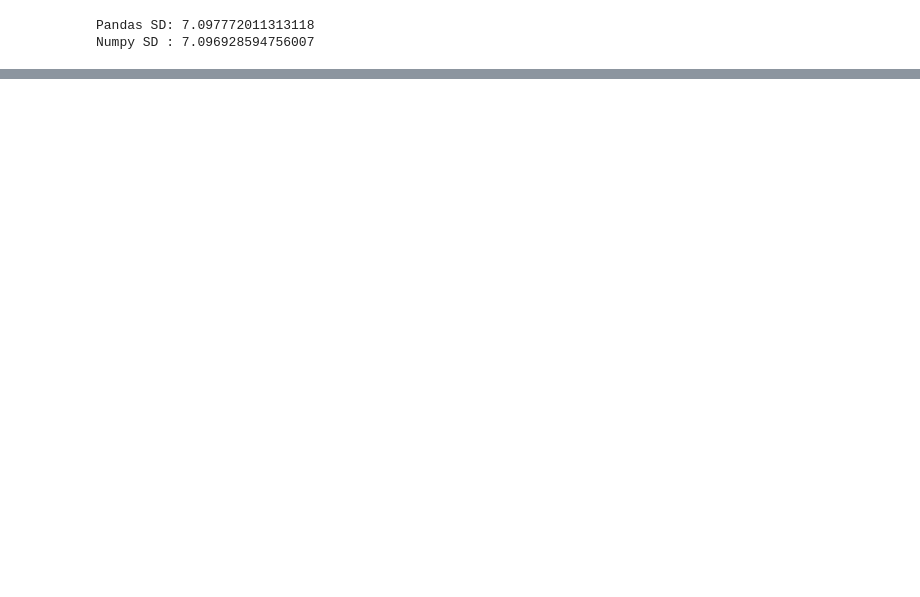
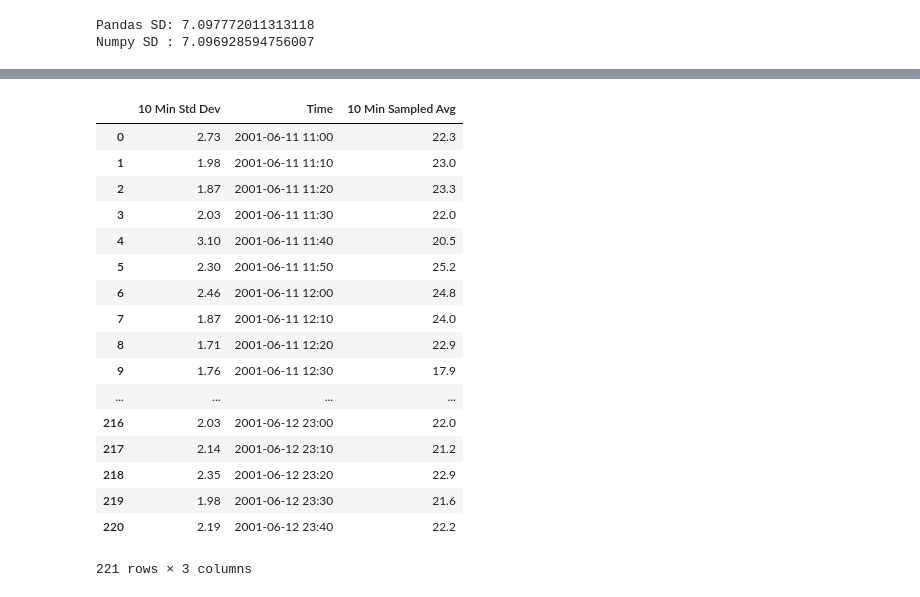
Before and after one commit to emmanduncan/election, a Jupyter notebook: Election 2016 (Plotly).ipynb, the cells around one changed output, grey strips where cells are left out. Cells and saved outputs as stored; diff of their text form; code cells hidden in the pictures; blank space fills up the shorter version.

```diff
--- a/Election 2016 (Plotly).ipynb
+++ b/Election 2016 (Plotly).ipynb
@@ -376,17 +377,18 @@ py.iplot(fig, filename='Election Poll Data, Continuous Error Chart')
 # %% [output]
 [interactive output not drawn]
 # %%
+#EXAMPLE CODE FOR STANDARD DEVIATION GRAPH
 import plotly.plotly as py
 import plotly.graph_objs as go
 
 import pandas as pd
 
-df = pd.read_csv('https://raw.githubusercontent.com/plotly/datasets/master/wind_speed_laurel_nebraska.csv')
+dftest = pd.read_csv('https://raw.githubusercontent.com/plotly/datasets/master/wind_speed_laurel_nebraska.csv')
 
 upper_bound = go.Scatter(
     name='Upper Bound',
-    x=df['Time'],
-    y=df['10 Min Sampled Avg']+df['10 Min Std Dev'],
+    x=dftest['Time'],
+    y=dftest['10 Min Sampled Avg']+dftest['10 Min Std Dev'],
     mode='lines',
     marker=dict(color="444"),
     line=dict(width=0),
@@ -395,8 +397,8 @@ upper_bound = go.Scatter(
 
 trace = go.Scatter(
     name='Measurement',
-    x=df['Time'],
-    y=df['10 Min Sampled Avg'],
+    x=dftest['Time'],
+    y=dftest['10 Min Sampled Avg'],
     mode='lines',
     line=dict(color='rgb(31, 119, 180)'),
     fillcolor='rgba(68, 68, 68, 0.3)',
@@ -404,8 +406,8 @@ trace = go.Scatter(
 
 lower_bound = go.Scatter(
     name='Lower Bound',
-    x=df['Time'],
-    y=df['10 Min Sampled Avg']-df['10 Min Std Dev'],
+    x=dftest['Time'],
+    y=dftest['10 Min Sampled Avg']-dftest['10 Min Std Dev'],
     marker=dict(color="444"),
     line=dict(width=0),
     mode='lines')
@@ -416,10 +418,30 @@ data = [lower_bound, trace, upper_bound]
 
 layout = go.Layout(
     yaxis=dict(title='Wind speed (m/s)'),
-    title='Continuous, variable value error bars.<br>Notice the hover text!',
-    showlegend = False)
+    title='Continuous, variable value error bars.<br>Notice the hover text!')
 
 fig = go.Figure(data=data, layout=layout)
 py.iplot(fig, filename='pandas-continuous-error-bars')
 # %% [output]
 [interactive output not drawn]
+# %%
+dftest
+# %% [output]
+|  | 10 Min Std Dev | Time | 10 Min Sampled Avg |
+| 0 | 2.73 | 2001-06-11 11:00 | 22.3 |
+| 1 | 1.98 | 2001-06-11 11:10 | 23.0 |
+| 2 | 1.87 | 2001-06-11 11:20 | 23.3 |
+| 3 | 2.03 | 2001-06-11 11:30 | 22.0 |
+| 4 | 3.10 | 2001-06-11 11:40 | 20.5 |
+| 5 | 2.30 | 2001-06-11 11:50 | 25.2 |
+| 6 | 2.46 | 2001-06-11 12:00 | 24.8 |
+| 7 | 1.87 | 2001-06-11 12:10 | 24.0 |
+| 8 | 1.71 | 2001-06-11 12:20 | 22.9 |
+| 9 | 1.76 | 2001-06-11 12:30 | 17.9 |
+| ... | ... | ... | ... |
+| 216 | 2.03 | 2001-06-12 23:00 | 22.0 |
+| 217 | 2.14 | 2001-06-12 23:10 | 21.2 |
+| 218 | 2.35 | 2001-06-12 23:20 | 22.9 |
+| 219 | 1.98 | 2001-06-12 23:30 | 21.6 |
+| 220 | 2.19 | 2001-06-12 23:40 | 22.2 |
+221 rows × 3 columns
```
Also changed, not shown: parts of 4 cells of this notebook, 2 other files.
